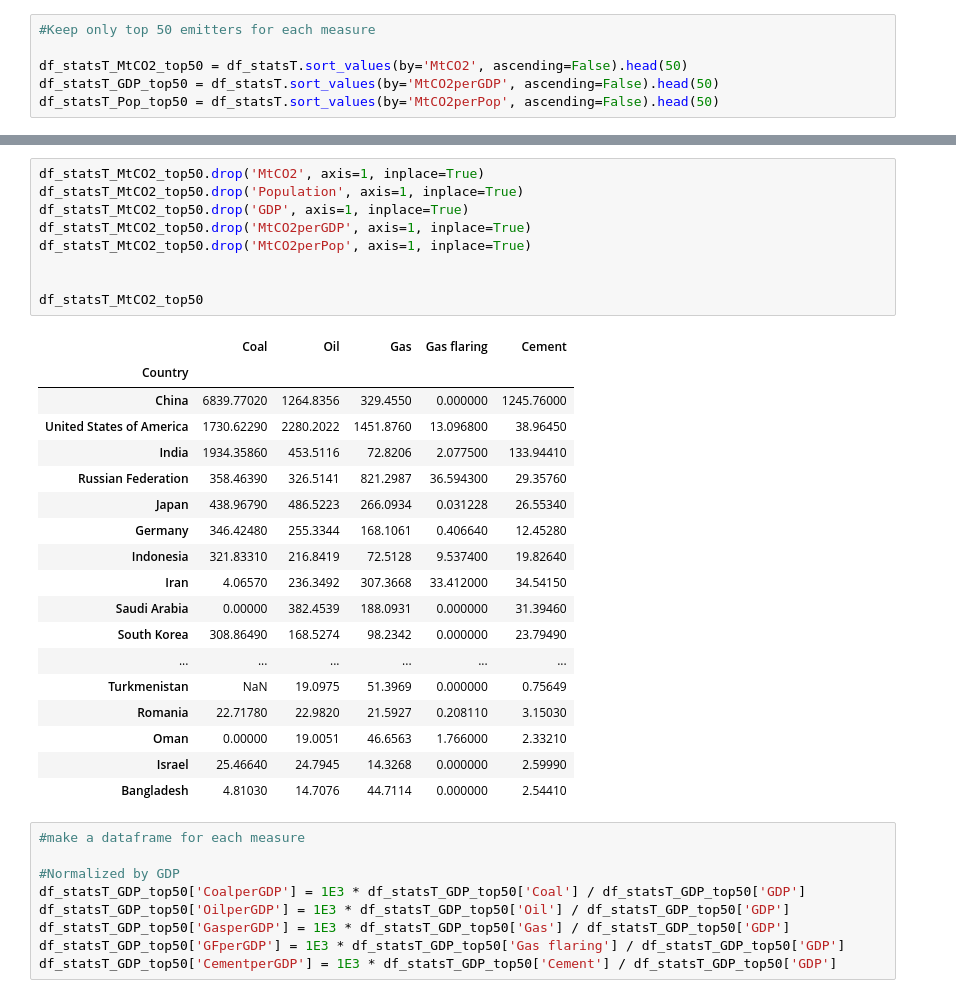
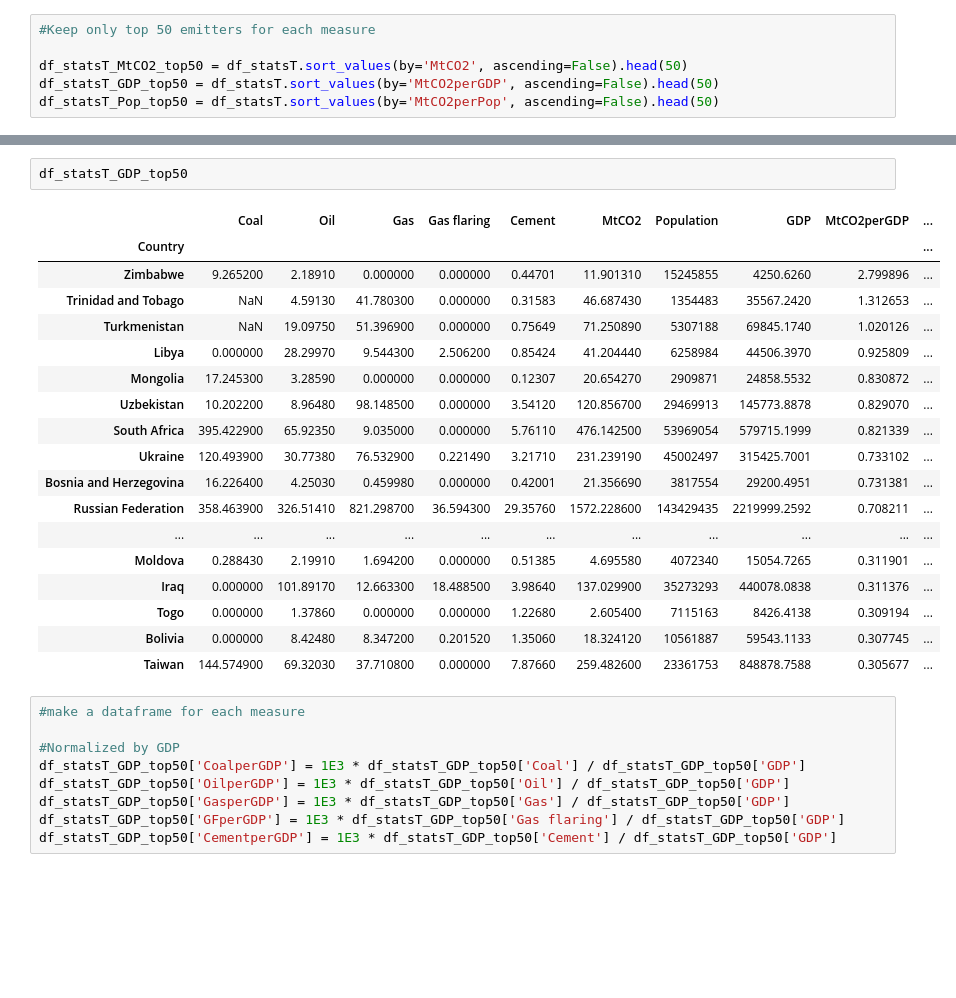
Before and after one commit to KatiRG/CO2Sankey, a Jupyter notebook: Build_countriesonly_stackedbar.ipynb, the cells around one changed output, grey strips where cells are left out. Saved outputs shown, nothing was run; the diff lists cells and outputs as text; blank space fills up the shorter version.

```diff
--- a/Build_countriesonly_stackedbar.ipynb
+++ b/Build_countriesonly_stackedbar.ipynb
@@ -212,31 +191,24 @@ df_statsT_MtCO2_top50
-# %%
-df_statsT_MtCO2_top50.drop('MtCO2', axis=1, inplace=True)
-df_statsT_MtCO2_top50.drop('Population', axis=1, inplace=True)
-df_statsT_MtCO2_top50.drop('GDP', axis=1, inplace=True)
-df_statsT_MtCO2_top50.drop('MtCO2perGDP', axis=1, inplace=True)
-df_statsT_MtCO2_top50.drop('MtCO2perPop', axis=1, inplace=True)
-
-
-df_statsT_MtCO2_top50
-# %% [output]
-|  | Coal | Oil | Gas | Gas flaring | Cement |
-| Country |  |  |  |  |  |
-| China | 6839.77020 | 1264.8356 | 329.4550 | 0.000000 | 1245.76000 |
-| United States of America | 1730.62290 | 2280.2022 | 1451.8760 | 13.096800 | 38.96450 |
-| India | 1934.35860 | 453.5116 | 72.8206 | 2.077500 | 133.94410 |
-| Russian Federation | 358.46390 | 326.5141 | 821.2987 | 36.594300 | 29.35760 |
-| Japan | 438.96790 | 486.5223 | 266.0934 | 0.031228 | 26.55340 |
-| Germany | 346.42480 | 255.3344 | 168.1061 | 0.406640 | 12.45280 |
-| Indonesia | 321.83310 | 216.8419 | 72.5128 | 9.537400 | 19.82640 |
-| Iran | 4.06570 | 236.3492 | 307.3668 | 33.412000 | 34.54150 |
-| Saudi Arabia | 0.00000 | 382.4539 | 188.0931 | 0.000000 | 31.39460 |
-| South Korea | 308.86490 | 168.5274 | 98.2342 | 0.000000 | 23.79490 |
-| ... | ... | ... | ... | ... | ... |
-| Turkmenistan | NaN | 19.0975 | 51.3969 | 0.000000 | 0.75649 |
-| Romania | 22.71780 | 22.9820 | 21.5927 | 0.208110 | 3.15030 |
-| Oman | 0.00000 | 19.0051 | 46.6563 | 1.766000 | 2.33210 |
-| Israel | 25.46640 | 24.7945 | 14.3268 | 0.000000 | 2.59990 |
-| Bangladesh | 4.81030 | 14.7076 | 44.7114 | 0.000000 | 2.54410 |
+# %%
+df_statsT_GDP_top50
+# %% [output]
+|  | Coal | Oil | Gas | Gas flaring | Cement | MtCO2 | Population | GDP | MtCO2perGDP | ... |
+| Country |  |  |  |  |  |  |  |  |  | ... |
+| Zimbabwe | 9.265200 | 2.18910 | 0.000000 | 0.000000 | 0.44701 | 11.901310 | 15245855 | 4250.6260 | 2.799896 | ... |
+| Trinidad and Tobago | NaN | 4.59130 | 41.780300 | 0.000000 | 0.31583 | 46.687430 | 1354483 | 35567.2420 | 1.312653 | ... |
+| Turkmenistan | NaN | 19.09750 | 51.396900 | 0.000000 | 0.75649 | 71.250890 | 5307188 | 69845.1740 | 1.020126 | ... |
+| Libya | 0.000000 | 28.29970 | 9.544300 | 2.506200 | 0.85424 | 41.204440 | 6258984 | 44506.3970 | 0.925809 | ... |
+| Mongolia | 17.245300 | 3.28590 | 0.000000 | 0.000000 | 0.12307 | 20.654270 | 2909871 | 24858.5532 | 0.830872 | ... |
+| Uzbekistan | 10.202200 | 8.96480 | 98.148500 | 0.000000 | 3.54120 | 120.856700 | 29469913 | 145773.8878 | 0.829070 | ... |
+| South Africa | 395.422900 | 65.92350 | 9.035000 | 0.000000 | 5.76110 | 476.142500 | 53969054 | 579715.1999 | 0.821339 | ... |
+| Ukraine | 120.493900 | 30.77380 | 76.532900 | 0.221490 | 3.21710 | 231.239190 | 45002497 | 315425.7001 | 0.733102 | ... |
+| Bosnia and Herzegovina | 16.226400 | 4.25030 | 0.459980 | 0.000000 | 0.42001 | 21.356690 | 3817554 | 29200.4951 | 0.731381 | ... |
+| Russian Federation | 358.463900 | 326.51410 | 821.298700 | 36.594300 | 29.35760 | 1572.228600 | 143429435 | 2219999.2592 | 0.708211 | ... |
+| ... | ... | ... | ... | ... | ... | ... | ... | ... | ... | ... |
+| Moldova | 0.288430 | 2.19910 | 1.694200 | 0.000000 | 0.51385 | 4.695580 | 4072340 | 15054.7265 | 0.311901 | ... |
+| Iraq | 0.000000 | 101.89170 | 12.663300 | 18.488500 | 3.98640 | 137.029900 | 35273293 | 440078.0838 | 0.311376 | ... |
+| Togo | 0.000000 | 1.37860 | 0.000000 | 0.000000 | 1.22680 | 2.605400 | 7115163 | 8426.4138 | 0.309194 | ... |
+| Bolivia | 0.000000 | 8.42480 | 8.347200 | 0.201520 | 1.35060 | 18.324120 | 10561887 | 59543.1133 | 0.307745 | ... |
+| Taiwan | 144.574900 | 69.32030 | 37.710800 | 0.000000 | 7.87660 | 259.482600 | 23361753 | 848878.7588 | 0.305677 | ... |
 # %%
 #make a dataframe for each measure
 
```
Also changed, not shown: parts of 7 cells of this notebook, 3 other files.
